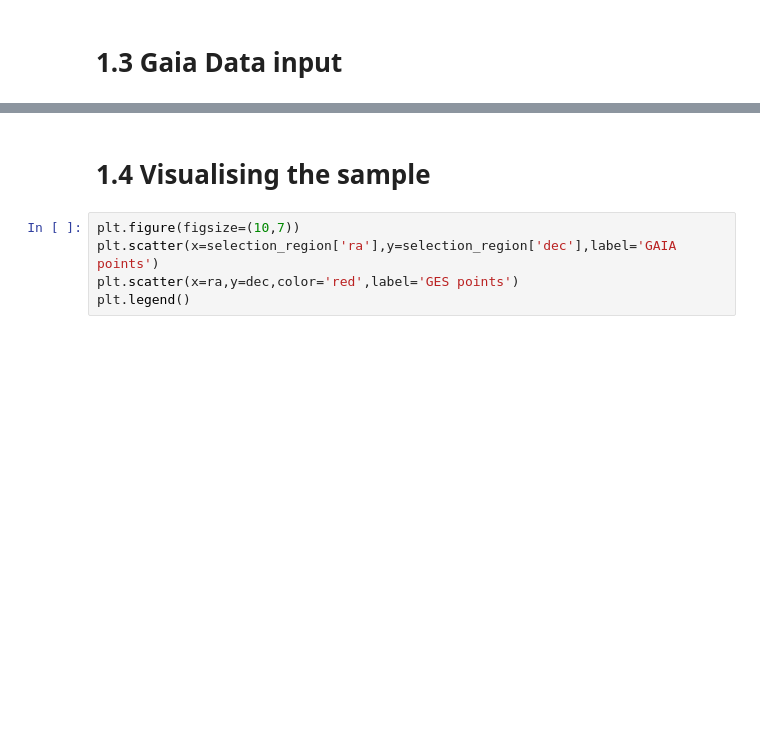
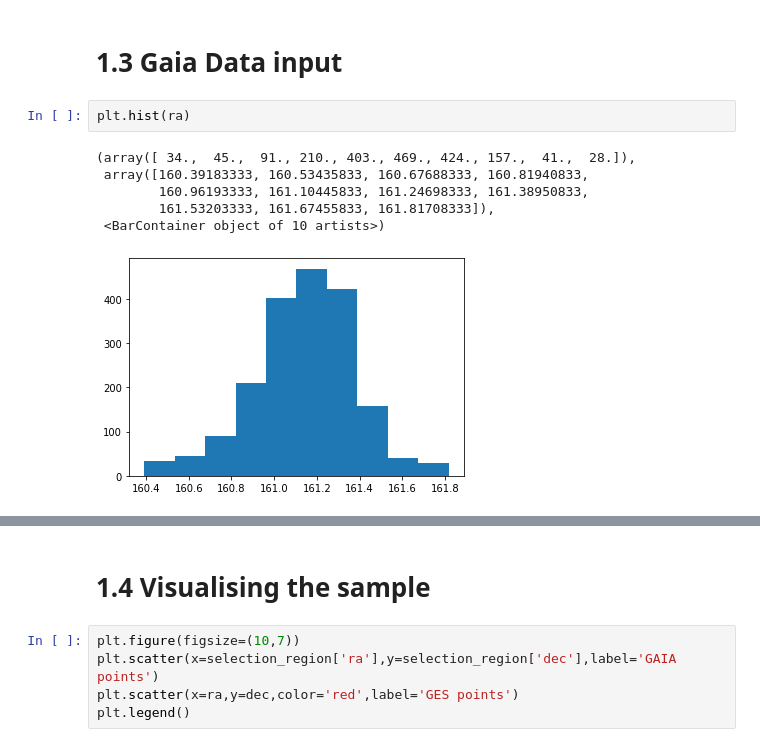
Before and after one commit to ocallam6/GES, a Jupyter notebook: Analysis/membership_prob.ipynb, the cells around one changed output, grey strips where cells are left out. Saved outputs shown, nothing was run; the diff lists cells and outputs as text; blank space fills up the shorter version.

```diff
--- a/Analysis/membership_prob.ipynb
+++ b/Analysis/membership_prob.ipynb
@@ -48,5 +63,14 @@ with open('data_gaia.txt', 'w') as f:
 # %% [markdown]
 # 1.3 Gaia Data input
+# %%
+plt.hist(ra)
+# %% [output]
+(array([ 34.,  45.,  91., 210., 403., 469., 424., 157.,  41.,  28.]),
+ array([160.39183333, 160.53435833, 160.67688333, 160.81940833,
+        160.96193333, 161.10445833, 161.24698333, 161.38950833,
+        161.53203333, 161.67455833, 161.81708333]),
+ <BarContainer object of 10 artists>)
+[figure, added]
 # %%
 ra=GC['RA'].astype(float)
 dec=GC['DEC'].astype(float)
```
Also changed, not shown: parts of 56 cells of this notebook, 2 other files.
